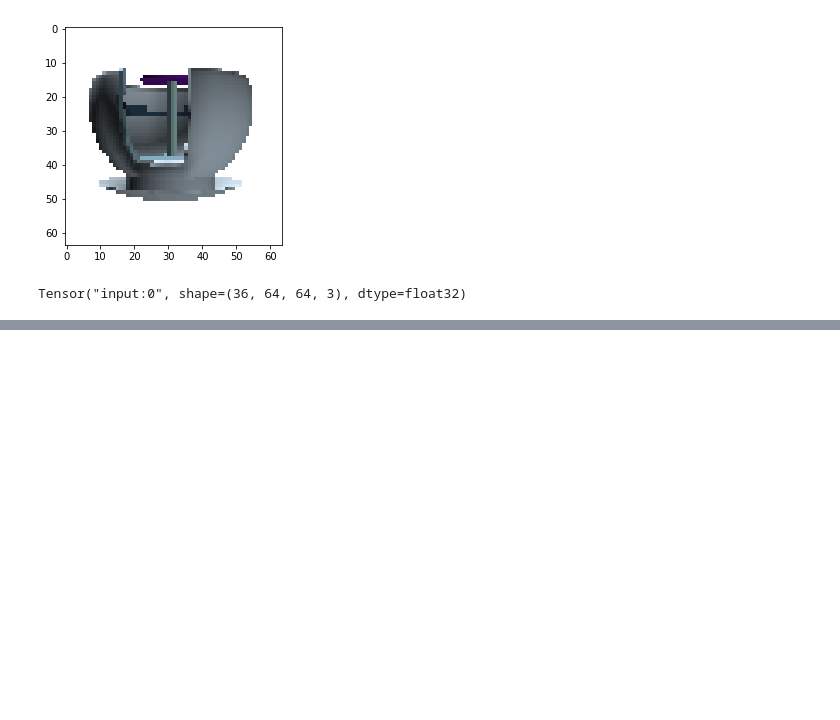
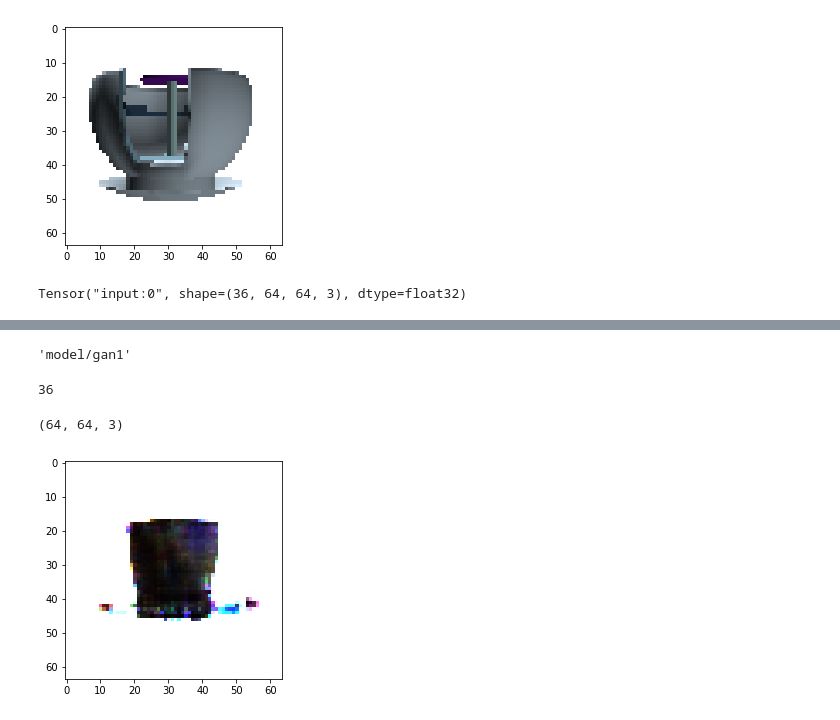
Before and after one commit to Chinmay26/Multi-Viewpoint-Image-generation, a Jupyter notebook: trainers/GAN1.ipynb, the cells around one changed output, grey strips where cells are left out. Saved outputs shown, nothing was run; the diff lists cells and outputs as text; code cells hidden in the pictures; blank space fills up the shorter version.

```diff
--- a/trainers/GAN1.ipynb
+++ b/trainers/GAN1.ipynb
@@ -211,12 +212,12 @@ lr = 1e-4
 # %%
-alpha = 1
-beta = 1
+alpha = 0.1
+beta = 0.9
 
 generated_images = auto_encoder(inputs_, pose_)
-g = discriminator(generated_images)
+dis_fake_samples_op = discriminator(generated_images)
 
-gen_loss_op = alpha * ce_loss(real_label, g) #+ beta * l1_loss(generated_images, targets_)
-dis_loss_op = ce_loss(fake_label, g) + ce_loss(real_label, discriminator(disc_inputs))
+gen_loss_op = alpha * ce_loss(real_label, dis_fake_samples_op) + beta * l1_loss(generated_images, targets_)
+dis_loss_op = ce_loss(fake_label, dis_fake_samples_op) + ce_loss(real_label, discriminator(disc_inputs))
 # %% [output]
 Tensor("input:0", shape=(36, 64, 64, 3), dtype=float32)
 # %%
@@ -234,7 +233,7 @@ gen_train_op = gen_optimizer.minimize(gen_loss_op, var_list=generator_vars)
 sess = tf.Session()
 sess.run(tf.global_variables_initializer())
 
-epochs = 5
+epochs = 25
 total_images = 6120
 step = 0
 
@@ -292,0 +292,34 @@ Iteration 850: dis loss = 1.2726, gen loss = 0.7763
+# %%
+dis_var_list = tf.get_collection(tf.GraphKeys.GLOBAL_VARIABLES, 'dis')
+gen_var_list = tf.get_collection(tf.GraphKeys.GLOBAL_VARIABLES, 'encoder')
+saver = tf.train.Saver(dis_var_list + gen_var_list)
+saver.save(sess, 'model/gan1')
+# %% [output]
+'model/gan1'
+# %%
+
+feed_dict = {inputs_: data_test[100:136], targets_: test_labels[100:136], pose_:pose[6120+100:6120+136],
+            }
+
+
+op = sess.run([generated_images], feed_dict = feed_dict)
+# %%
+feed_dict = {inputs_: data_test[500:536], targets_: test_labels[500:536], pose_:pose[6120+500:6120+536],
+            }
+
+
+op = sess.run([generated_images], feed_dict = feed_dict)
+# %%
+print(len(op[0]))
+# %% [output]
+36
+# %%
+tmp = op[0][22]
+print(tmp.shape)
+
+#print(np.max(tmp), np.min(tmp))
+plt.imshow(tmp)
+plt.show()
+# %% [output]
+(64, 64, 3)
+[figure, added]
```
Also changed, not shown: parts of 5 cells of this notebook.
